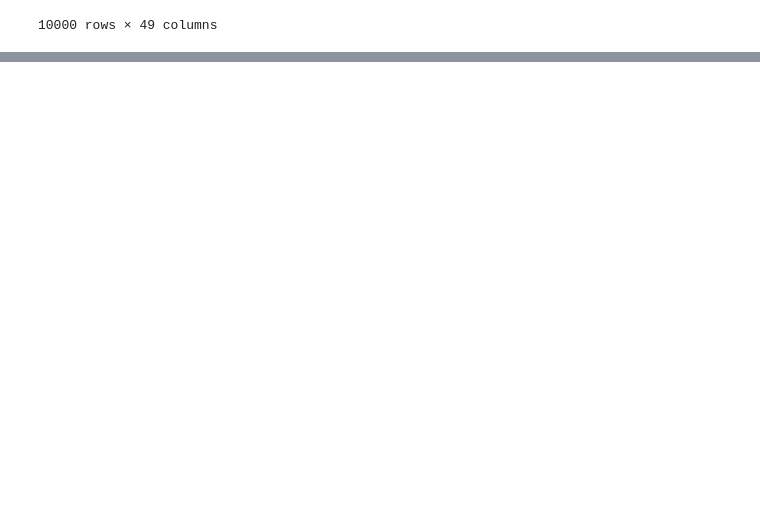
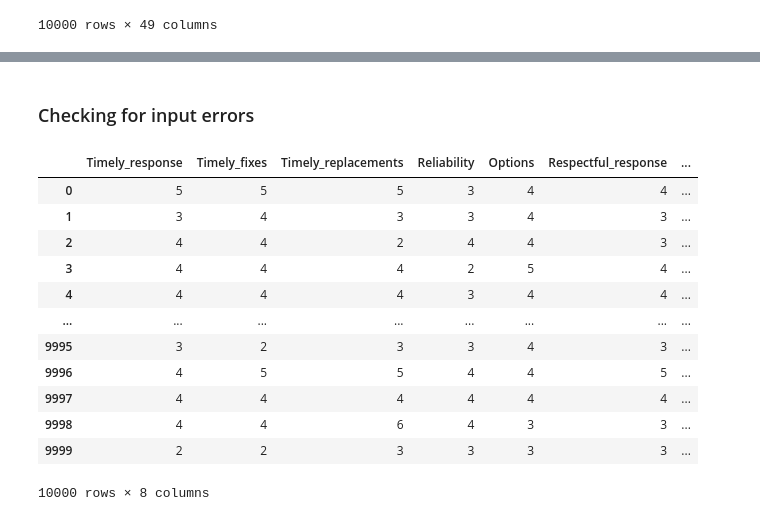
Before and after one commit to RenzoEspinoza/D212, a Jupyter notebook: d212_task_1.ipynb, the cells around one changed output, grey strips where cells are left out. Saved outputs shown, nothing was run; the diff lists cells and outputs as text; code cells hidden in the pictures; blank space fills up the shorter version.

```diff
--- a/d212_task_1.ipynb
+++ b/d212_task_1.ipynb
@@ -36,0 +46,23 @@ look at stackexchane post, perform PCA then clustering
+# %%
+survey_names = {'Item8': 'Active_listening', 'Item7': 'Courteous_exchange', 'Item6': 'Respectful_response', 'Item5': 'Options',
+                'Item4': 'Reliability', 'Item3': 'Timely_replacements', 'Item2': 'Timely_fixes', 'Item1': 'Timely_response'}
+churn.rename(columns=survey_names, inplace=True)
+# %% [markdown]
+### Checking for input errors
+# %%
+surveys = churn.iloc[:, -8:]
+surveys
+# %% [output]
+|  | Timely_response | Timely_fixes | Timely_replacements | Reliability | Options | Respectful_response | ... |
+| 0 | 5 | 5 | 5 | 3 | 4 | 4 | ... |
+| 1 | 3 | 4 | 3 | 3 | 4 | 3 | ... |
+| 2 | 4 | 4 | 2 | 4 | 4 | 3 | ... |
+| 3 | 4 | 4 | 4 | 2 | 5 | 4 | ... |
+| 4 | 4 | 4 | 4 | 3 | 4 | 4 | ... |
+| ... | ... | ... | ... | ... | ... | ... | ... |
+| 9995 | 3 | 2 | 3 | 3 | 4 | 3 | ... |
+| 9996 | 4 | 5 | 5 | 4 | 4 | 5 | ... |
+| 9997 | 4 | 4 | 4 | 4 | 4 | 4 | ... |
+| 9998 | 4 | 4 | 6 | 4 | 3 | 3 | ... |
+| 9999 | 2 | 2 | 3 | 3 | 3 | 3 | ... |
+10000 rows × 8 columns
```
Also changed, not shown: parts of 31 cells of this notebook, 1 other file.
